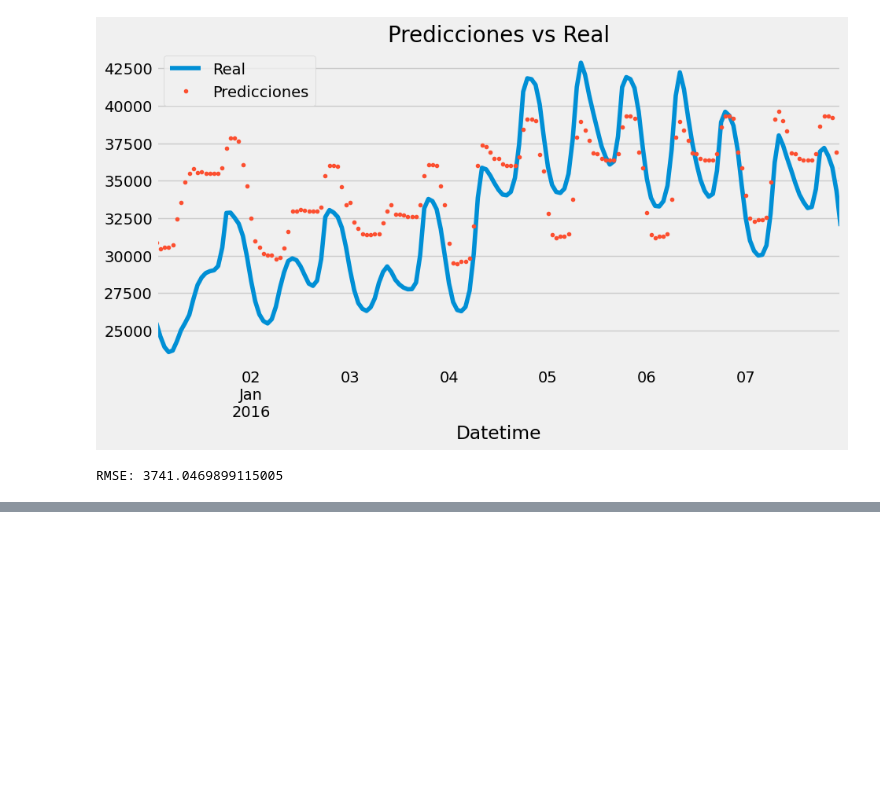
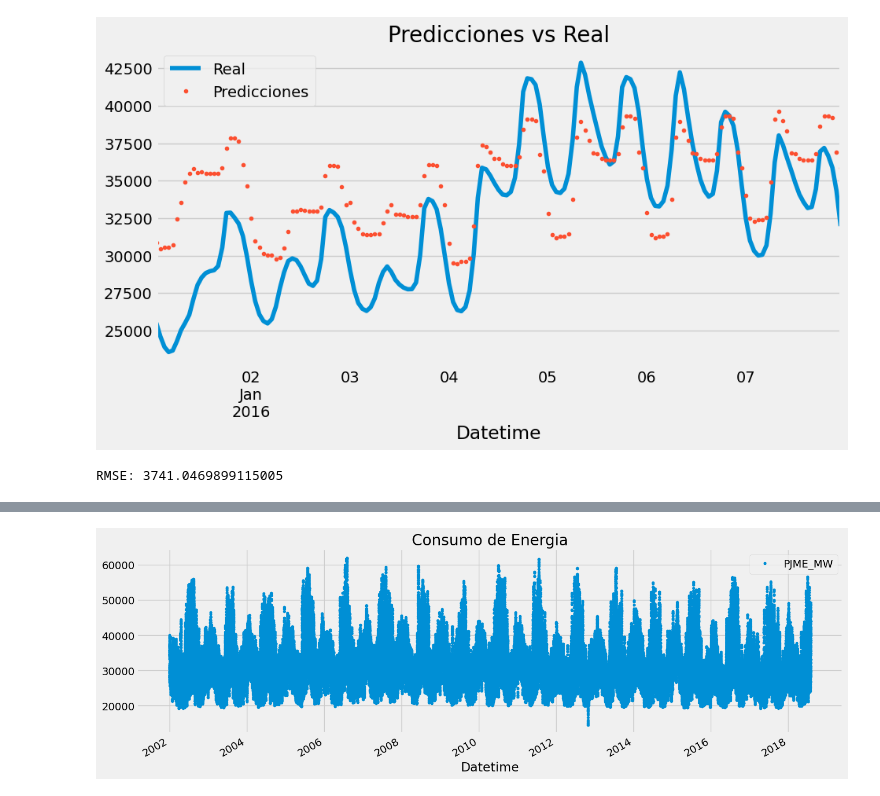
Before and after one commit to Nimbus-commints/Data-Science-Proyectos, a Jupyter notebook: Time Series/Consumo de Energia.ipynb, the cells around one changed output, grey strips where cells are left out. Cells and saved outputs as stored; diff of their text form; code cells hidden in the pictures; blank space fills up the shorter version.

```diff
--- a/Time Series/Consumo de Energia.ipynb
+++ b/Time Series/Consumo de Energia.ipynb
@@ -195,0 +200,5 @@ Tambien es posible usar información externa para alimentar el modelo, Ej. Las c
+# %%
+df_2 = pd.read_csv('PJME_hourly.csv')
+df_2 = df_2.set_index('Datetime')
+df_2.index = pd.to_datetime(df_2.index)
+df_2.index
@@ -195,0 +218,8 @@ Tambien es posible usar información externa para alimentar el modelo, Ej. Las c
+# %%
+df_2.plot(style='.',
+        figsize=(15, 5),
+        color=palet_color[0],
+        title='Consumo de Energia')
+plt.show()
+# %% [output]
+[figure, added]
```
Also changed, not shown: parts of 30 cells of this notebook.
